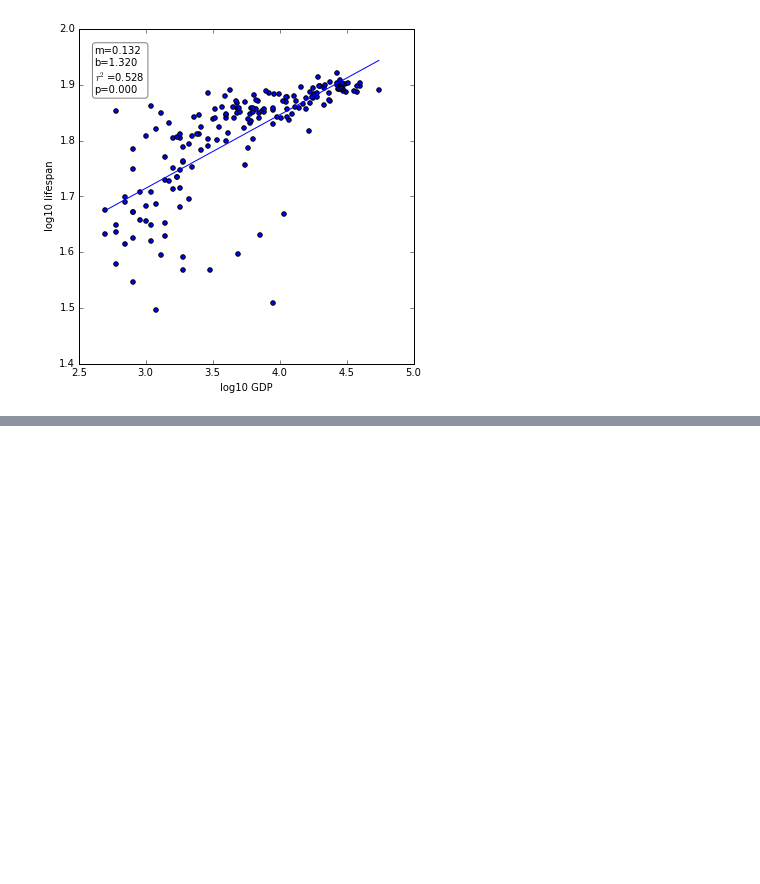
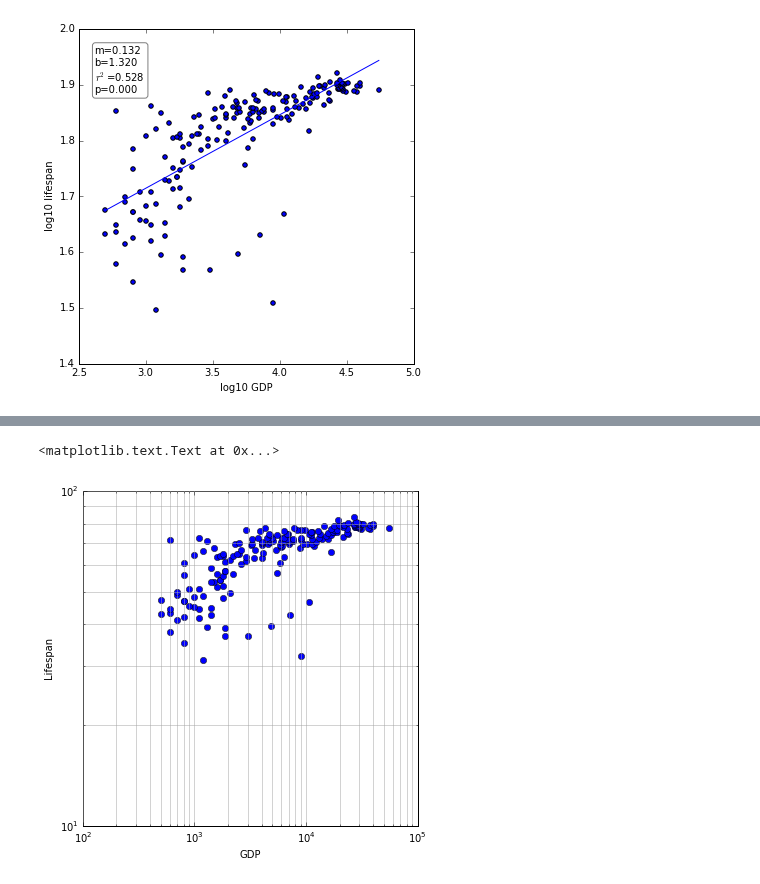
Before and after one commit to bmaillou/BigDataPython, a Jupyter notebook: more-line-fit-GDP-answers.ipynb, the cells around one changed output, grey strips where cells are left out. Saved outputs shown, nothing was run; the diff lists cells and outputs as text; code cells hidden in the pictures; blank space fills up the shorter version.

```diff
--- a/more-line-fit-GDP-answers.ipynb
+++ b/more-line-fit-GDP-answers.ipynb
@@ -57,0 +87,11 @@ ax.text(0.05,0.95,textstr,transform=ax.transAxes,fontsize=10,verticalalignment='
+# %%
+fig,ax=plt.subplots()
+fig.set_size_inches(6,6)
+data=np.genfromtxt('GDP-Lifespan.csv',delimiter=',',skip_header=1,usecols=(2,3))
+ax.loglog((data[:,1]),(data[:,0]),linestyle='none',marker='o',basex=10,basey=10)
+ax.grid(True,which="both",ls="-", color='0.65')
+ax.set_xlabel('GDP')
+ax.set_ylabel('Lifespan')
+# %% [output]
+<matplotlib.text.Text at 0x...>
+[figure, added]
```
Also changed, not shown: parts of 2 cells of this notebook, 1 other file.
